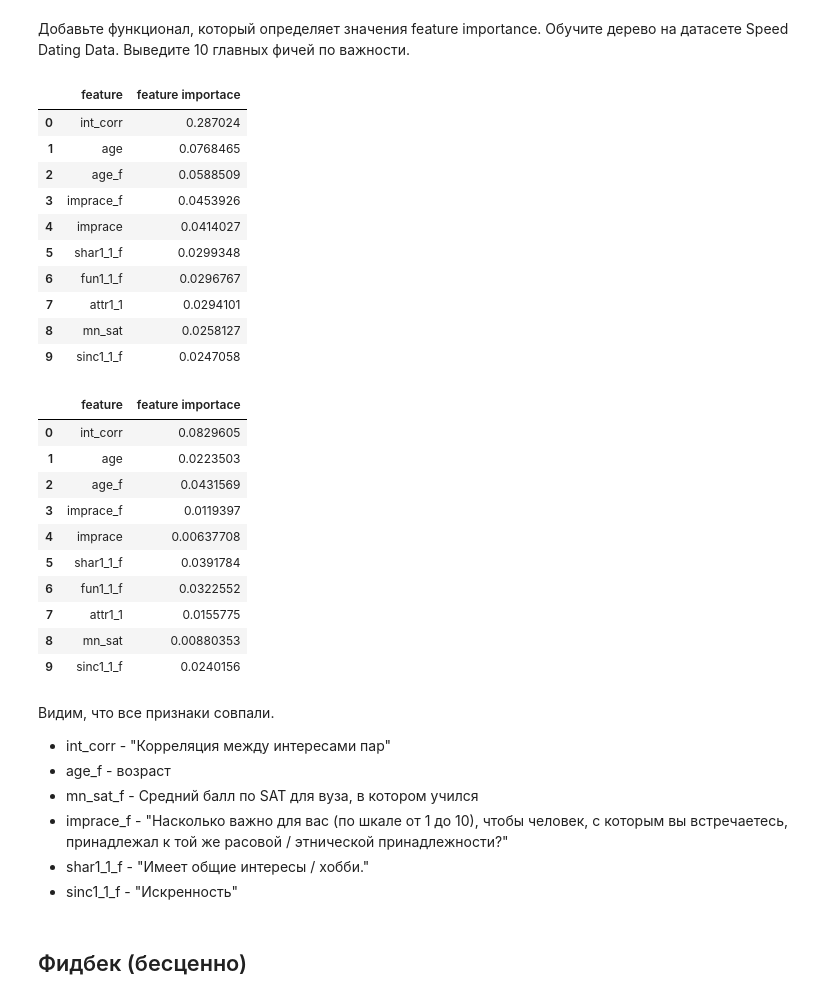
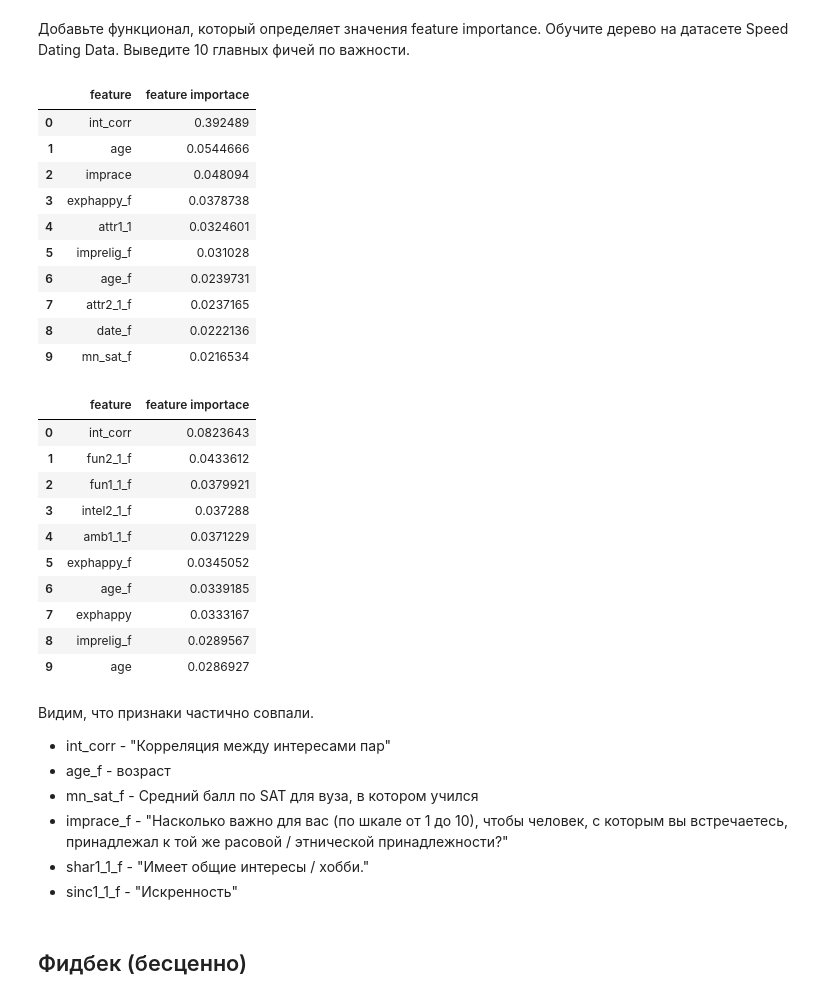
Before and after one commit to tarasenkoyv/ML.sphere, a Jupyter notebook: hw3/tarasenko_hw3.ipynb, the cells around one changed output. Drawn from its saved outputs; the diff is of its cells as text; code cells hidden in the pictures.

```diff
--- a/hw3/tarasenko_hw3.ipynb
+++ b/hw3/tarasenko_hw3.ipynb
@@ -604,7 +604,7 @@ Text(0.5, 1.0, 'Validation Curve with MyDecisionTreeClassifier (min_samples_spli
 # %%
 X_train, X_test, y_train, y_test = train_test_split(X, y, test_size=0.2, stratify = y)
 # %%
-param_grid = {'criterion': ['gini', 'entropy', 'misclf'],
+param_grid = {'criterion': ['gini', 'entropy'],
     'max_depth': range(8, 13),
     'min_samples_split': range(2, 5)}
 # %%
@@ -705,47 +701,47 @@ feature_importances_sklearn = best_model_sklearn.feature_importances_
 df_X = df_pair.drop(['match', 'iid', 'pid'], axis=1)
 # %%
 feature_importances_sorted = np.argsort(feature_importances)[::-1]
-feature_importances_sorted_sklearn = np.argsort(feature_importances)[::-1]
+feature_importances_sorted_sklearn = np.argsort(feature_importances_sklearn)[::-1]
 df_features = pd.DataFrame([
                             df_X.columns[feature_importances_sorted],
                             feature_importances[feature_importances_sorted],
                             ],
                             index = [ "feature", "feature importace"]).T
 
 df_features_sklearn = pd.DataFrame([
                             df_X.columns[feature_importances_sorted_sklearn],
                             feature_importances_sklearn[feature_importances_sorted_sklearn],
                             ],
                             index = [ "feature", "feature importace"]).T
 df_features.iloc[:10]
 # %% [output]
 |  | feature | feature importace |
-| 0 | int_corr | 0.287024 |
-| 1 | age | 0.0768465 |
-| 2 | age_f | 0.0588509 |
-| 3 | imprace_f | 0.0453926 |
-| 4 | imprace | 0.0414027 |
-| 5 | shar1_1_f | 0.0299348 |
-| 6 | fun1_1_f | 0.0296767 |
-| 7 | attr1_1 | 0.0294101 |
-| 8 | mn_sat | 0.0258127 |
-| 9 | sinc1_1_f | 0.0247058 |
+| 0 | int_corr | 0.392489 |
+| 1 | age | 0.0544666 |
+| 2 | imprace | 0.048094 |
+| 3 | exphappy_f | 0.0378738 |
+| 4 | attr1_1 | 0.0324601 |
+| 5 | imprelig_f | 0.031028 |
+| 6 | age_f | 0.0239731 |
+| 7 | attr2_1_f | 0.0237165 |
+| 8 | date_f | 0.0222136 |
+| 9 | mn_sat_f | 0.0216534 |
 # %%
 df_features_sklearn.iloc[:10]
 # %% [output]
 |  | feature | feature importace |
-| 0 | int_corr | 0.0829605 |
-| 1 | age | 0.0223503 |
-| 2 | age_f | 0.0431569 |
-| 3 | imprace_f | 0.0119397 |
-| 4 | imprace | 0.00637708 |
-| 5 | shar1_1_f | 0.0391784 |
-| 6 | fun1_1_f | 0.0322552 |
-| 7 | attr1_1 | 0.0155775 |
-| 8 | mn_sat | 0.00880353 |
-| 9 | sinc1_1_f | 0.0240156 |
+| 0 | int_corr | 0.0823643 |
+| 1 | fun2_1_f | 0.0433612 |
+| 2 | fun1_1_f | 0.0379921 |
+| 3 | intel2_1_f | 0.037288 |
+| 4 | amb1_1_f | 0.0371229 |
+| 5 | exphappy_f | 0.0345052 |
+| 6 | age_f | 0.0339185 |
+| 7 | exphappy | 0.0333167 |
+| 8 | imprelig_f | 0.0289567 |
+| 9 | age | 0.0286927 |
 # %% [markdown]
-Видим, что все признаки совпали.
+Видим, что признаки частично совпали.
 
 - int_corr - "Корреляция между интересами пар"
 - age_f - возраст
```
Also changed, not shown: parts of 4 cells of this notebook, 1 other file.
